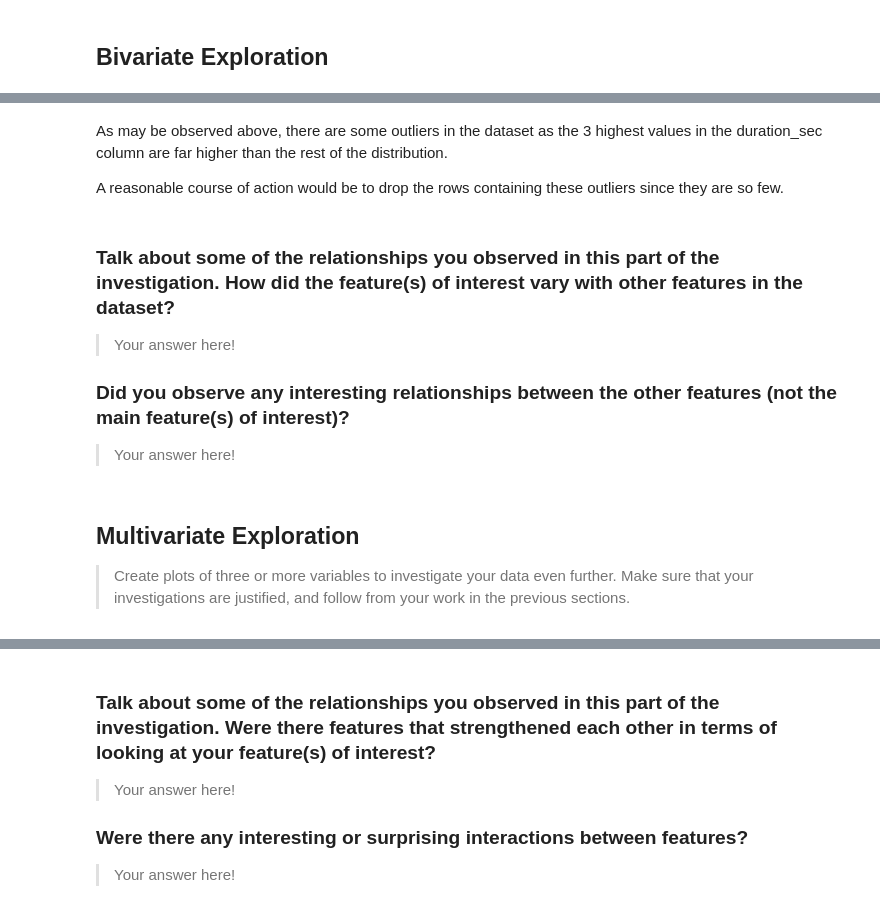
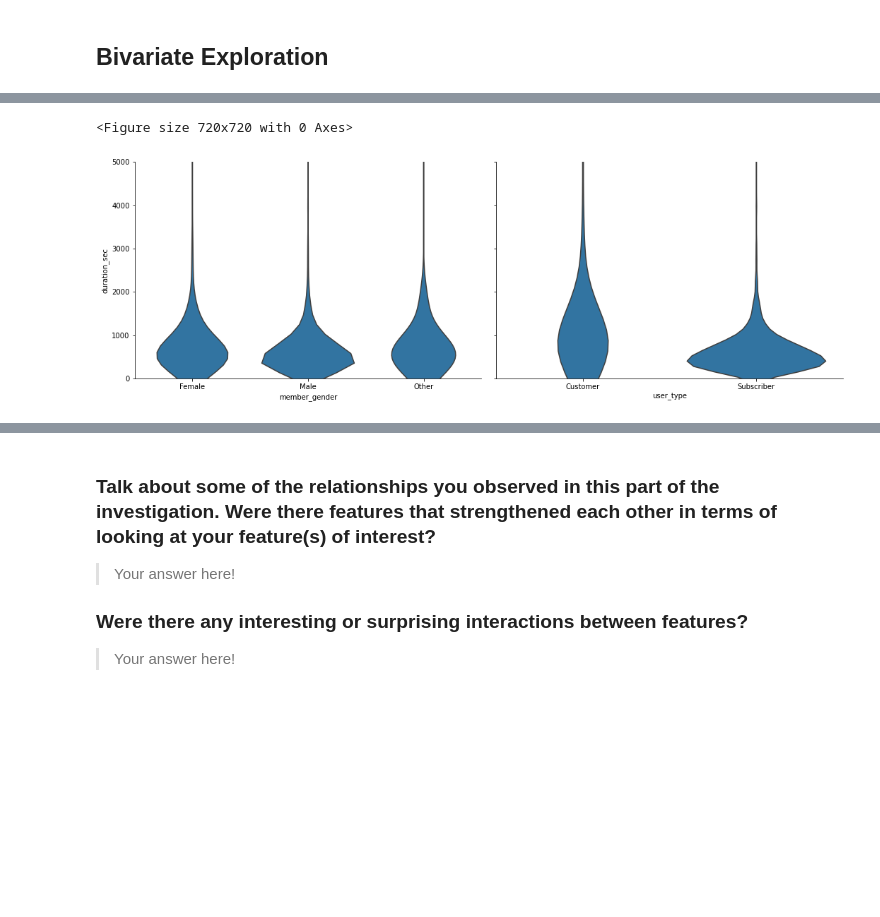
Before and after one commit to jjjeorgee/ALX-T, a Jupyter notebook: Project 03 - Data Visualization/Part_I_exploration.ipynb, the cells around one changed output, grey strips where cells are left out. Cells and saved outputs as stored; diff of their text form; code cells hidden in the pictures; blank space fills up the shorter version.

```diff
--- a/Project 03 - Data Visualization/Part_I_exploration.ipynb
+++ b/Project 03 - Data Visualization/Part_I_exploration.ipynb
@@ -435,21 +407,22 @@ Name: duration_sec, dtype: int64
-# %% [markdown]
-As may be observed above, there are some outliers in the dataset as the 3 highest values in the duration_sec column are far higher than the rest of the distribution.
-
-A reasonable course of action would be to drop the rows containing these outliers since they are so few.
-# %%
-# dropping rows where the duration_sec >
-df_clean = data.loc[(data["deaths_7_days"] > 0)
-# %% [markdown]
-### Talk about some of the relationships you observed in this part of the investigation. How did the feature(s) of interest vary with other features in the dataset?
-
-> Your answer here!
-
-### Did you observe any interesting relationships between the other features (not the main feature(s) of interest)?
-
-> Your answer here!
-# %% [markdown]
-## Multivariate Exploration
-
-> Create plots of three or more variables to investigate your data even
-further. Make sure that your investigations are justified, and follow from
-your work in the previous sections.
+# %%
+# due to the size of the dataset, it would be difficult to plot in it's entirety which is why we will need to create a
+# variables containing select samples from the dataset.
+bike_samples = df_clean.sample(n=2000, replace = False)
+
+# creating a variable to house the member related categorical variables
+mem_vars = ['member_gender', 'user_type']
+
+def violinplot(x, y, **kwargs):
+    """ Quick hack for creating box plots with seaborn's PairGrid. """
+    default_color = sns.color_palette()[0]
+    sns.violinplot(x=x, y=y, color=default_color, inner = None)
+
+plt.figure(figsize = [10, 10])
+g = sns.PairGrid(data = bike_samples, y_vars = ['duration_sec'], x_vars = mem_vars,
+                height = 5, aspect = 1.5)
+g.map(violinplot)
+plt.ylim([0,5000])
+plt.show();bike_samples = df_clean.sample(n=2000, replace = False)
+# %% [output]
+<Figure size 720x720 with 0 Axes>
+[figure, added]
```
Also changed, not shown: parts of 13 cells of this notebook, 1 other file.
